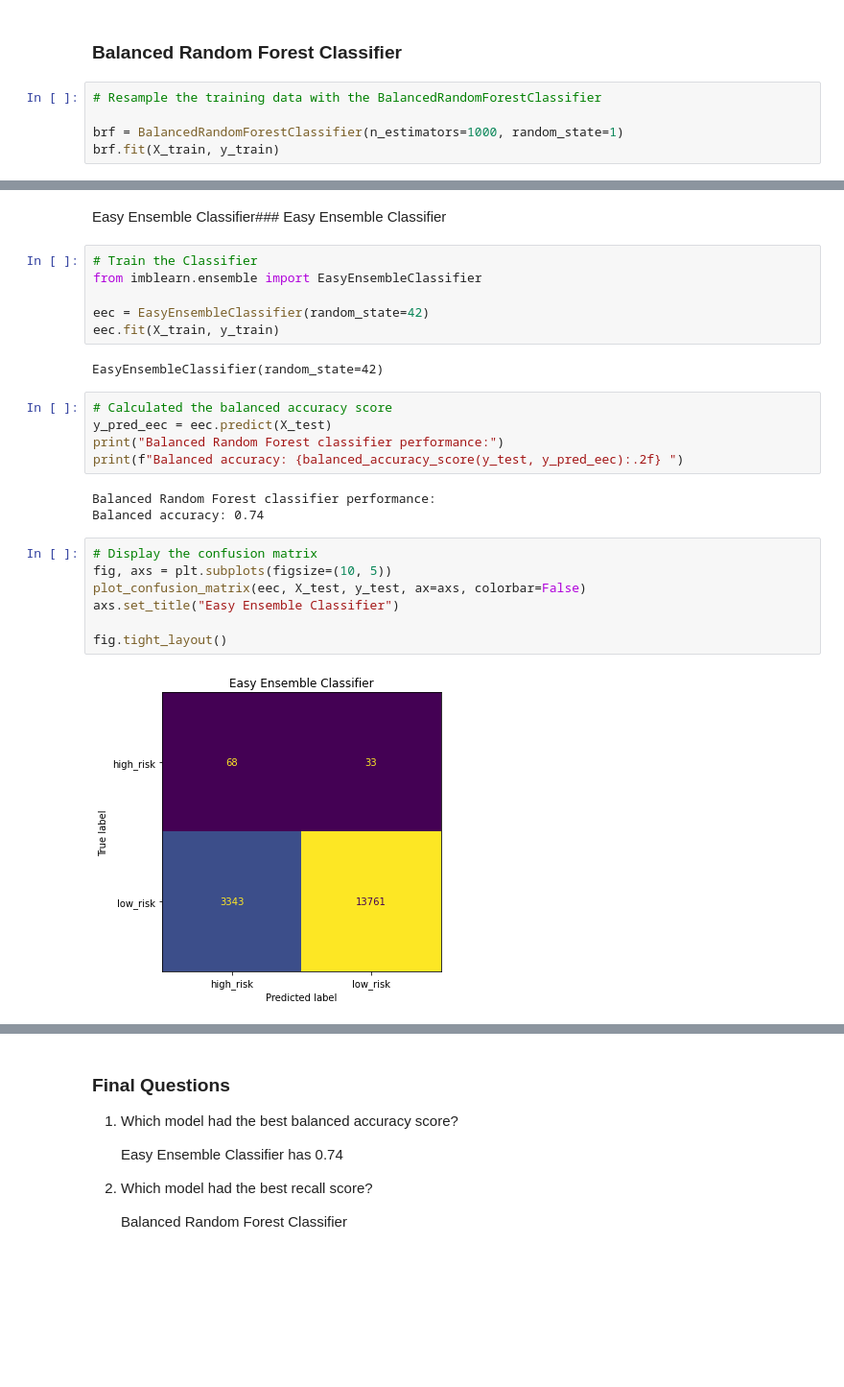
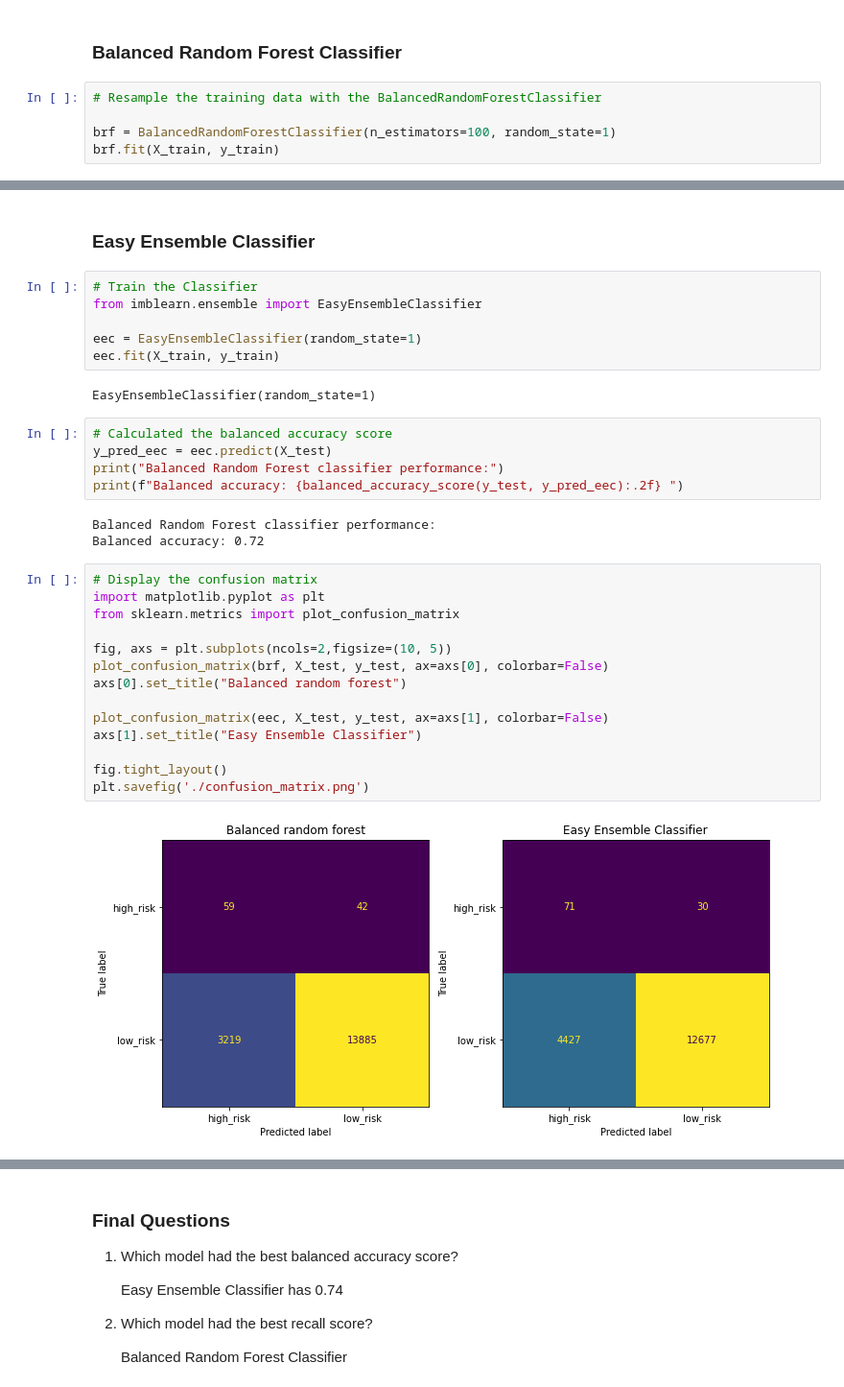
Before and after one commit to kollihk/machine-learning, a Jupyter notebook: credit_risk_ensemble.ipynb, the cells around one changed output, grey strips where cells are left out. Shown: that part at 96% size. Cells and saved outputs as stored; diff of their text form; blank space fills up the shorter version.

Commit message:
Fix Read Me and plots

```diff
--- a/credit_risk_ensemble.ipynb
+++ b/credit_risk_ensemble.ipynb
@@ -102,6 +102,6 @@ Note: Use a random state of 1 for each algorithm to ensure consistency between t
 # %%
 # Resample the training data with the BalancedRandomForestClassifier
 
-brf = BalancedRandomForestClassifier(n_estimators=1000, random_state=1)
+brf = BalancedRandomForestClassifier(n_estimators=100, random_state=1)
 brf.fit(X_train, y_train)
 # %% [output]
@@ -153,13 +150,13 @@ print(f'5 most important feature scores: {importances[:5]}')
 # %% [markdown]
-Easy Ensemble Classifier### Easy Ensemble Classifier
+### Easy Ensemble Classifier
 # %%
 # Train the Classifier
 from imblearn.ensemble import EasyEnsembleClassifier
 
-eec = EasyEnsembleClassifier(random_state=42)
+eec = EasyEnsembleClassifier(random_state=1)
 eec.fit(X_train, y_train)
 # %% [output]
-EasyEnsembleClassifier(random_state=42)
+EasyEnsembleClassifier(random_state=1)
 # %%
 # Calculated the balanced accuracy score
 y_pred_eec = eec.predict(X_test)
@@ -167,16 +164,23 @@ print("Balanced Random Forest classifier performance:")
 print(f"Balanced accuracy: {balanced_accuracy_score(y_test, y_pred_eec):.2f} ")
 # %% [output]
 Balanced Random Forest classifier performance:
-Balanced accuracy: 0.74
+Balanced accuracy: 0.72
 # %%
 # Display the confusion matrix
-fig, axs = plt.subplots(figsize=(10, 5))
-plot_confusion_matrix(eec, X_test, y_test, ax=axs, colorbar=False)
-axs.set_title("Easy Ensemble Classifier")
+import matplotlib.pyplot as plt
+from sklearn.metrics import plot_confusion_matrix
+
+fig, axs = plt.subplots(ncols=2,figsize=(10, 5))
+plot_confusion_matrix(brf, X_test, y_test, ax=axs[0], colorbar=False)
+axs[0].set_title("Balanced random forest")
+
+plot_confusion_matrix(eec, X_test, y_test, ax=axs[1], colorbar=False)
+axs[1].set_title("Easy Ensemble Classifier")
 
 fig.tight_layout()
+plt.savefig('./confusion_matrix.png')
 # %% [output]
-[figure, old version]
+[figure, new version]
 # %%
 # Print the imbalanced classification report
 y_pred_eec = eec.predict(X_test)
```
Also changed, not shown: parts of 7 cells of this notebook, 2 other files.
